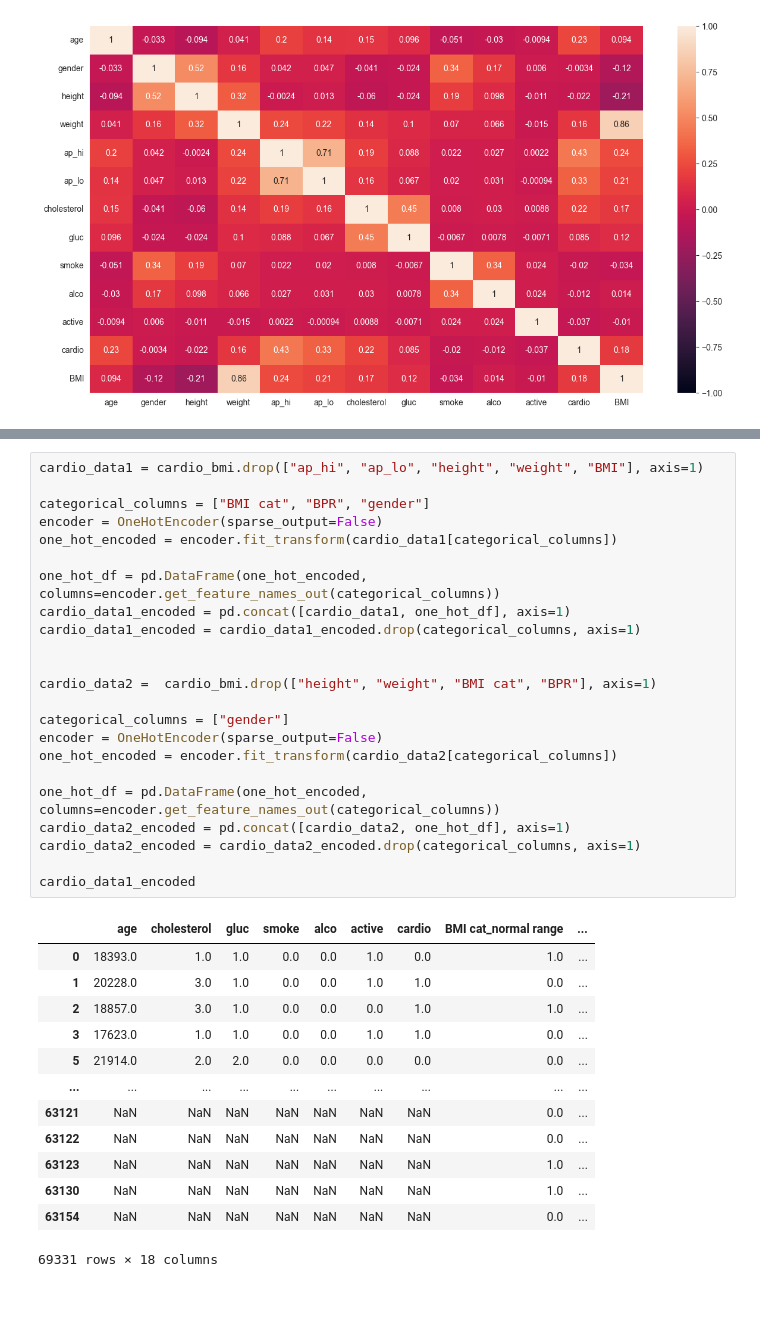
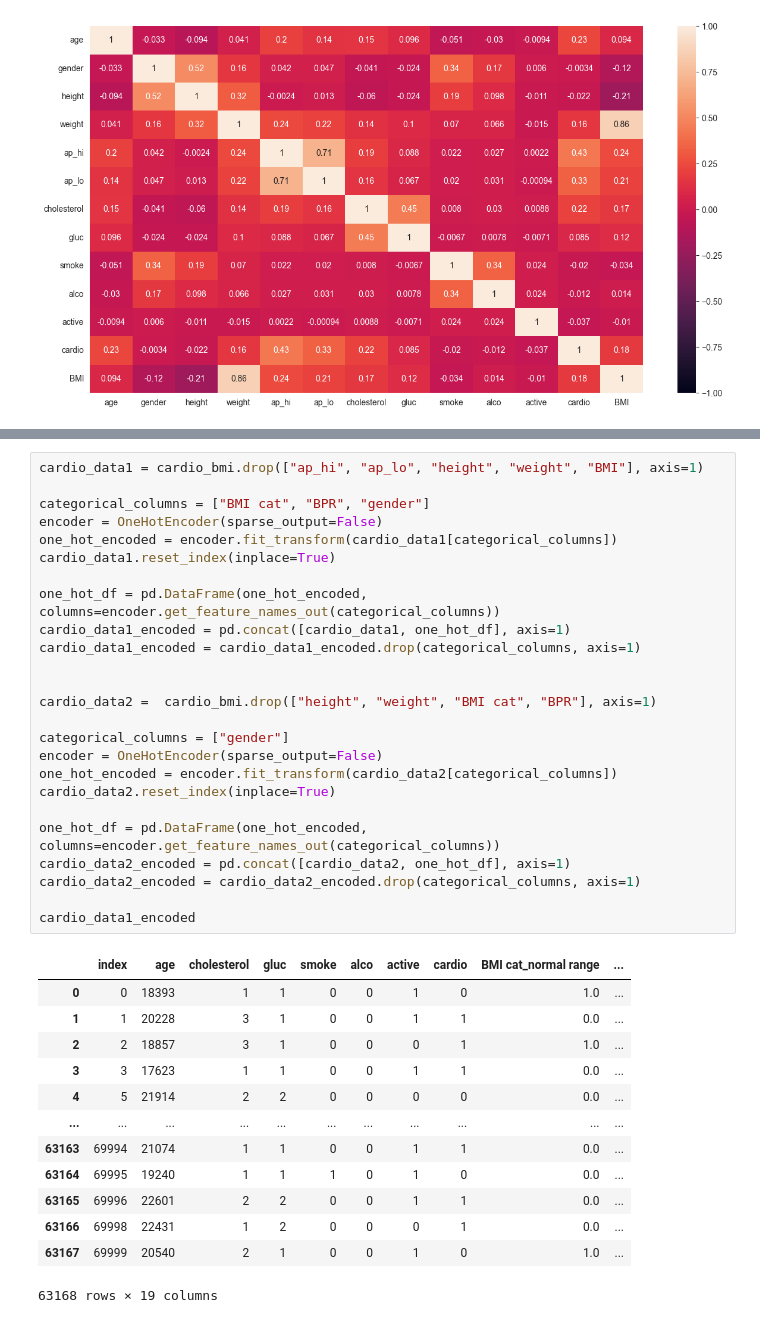
Before and after one commit to HanFredriksson/AI-plugg-filer-Hannes-Fredriksson, a Jupyter notebook: Maskininlärning/Labb/Laboration_1_Medical_Prediction/TestPad.ipynb, the cells around one changed output, grey strips where cells are left out. Drawn from its saved outputs; the diff is of its cells as text.

```diff
--- a/Maskininlärning/Labb/Laboration_1_Medical_Prediction/TestPad.ipynb
+++ b/Maskininlärning/Labb/Laboration_1_Medical_Prediction/TestPad.ipynb
@@ -272,40 +297,42 @@ sns.heatmap(cardio_bmi.corr(numeric_only=True), vmin=-1, vmax=1, annot=True)
 # %%
 cardio_data1 = cardio_bmi.drop(["ap_hi", "ap_lo", "height", "weight", "BMI"], axis=1)
 
 categorical_columns = ["BMI cat", "BPR", "gender"]
 encoder = OneHotEncoder(sparse_output=False)
 one_hot_encoded = encoder.fit_transform(cardio_data1[categorical_columns])
+cardio_data1.reset_index(inplace=True)
 
 one_hot_df = pd.DataFrame(one_hot_encoded, columns=encoder.get_feature_names_out(categorical_columns))
 cardio_data1_encoded = pd.concat([cardio_data1, one_hot_df], axis=1)
 cardio_data1_encoded = cardio_data1_encoded.drop(categorical_columns, axis=1)
 
 
 cardio_data2 =  cardio_bmi.drop(["height", "weight", "BMI cat", "BPR"], axis=1)
 
 categorical_columns = ["gender"]
 encoder = OneHotEncoder(sparse_output=False)
 one_hot_encoded = encoder.fit_transform(cardio_data2[categorical_columns])
+cardio_data2.reset_index(inplace=True)
 
 one_hot_df = pd.DataFrame(one_hot_encoded, columns=encoder.get_feature_names_out(categorical_columns))
 cardio_data2_encoded = pd.concat([cardio_data2, one_hot_df], axis=1)
 cardio_data2_encoded = cardio_data2_encoded.drop(categorical_columns, axis=1)
 
 cardio_data1_encoded
 # %% [output]
-|  | age | cholesterol | gluc | smoke | alco | active | cardio | BMI cat_normal range | ... |
-| 0 | 18393.0 | 1.0 | 1.0 | 0.0 | 0.0 | 1.0 | 0.0 | 1.0 | ... |
-| 1 | 20228.0 | 3.0 | 1.0 | 0.0 | 0.0 | 1.0 | 1.0 | 0.0 | ... |
-| 2 | 18857.0 | 3.0 | 1.0 | 0.0 | 0.0 | 0.0 | 1.0 | 1.0 | ... |
-| 3 | 17623.0 | 1.0 | 1.0 | 0.0 | 0.0 | 1.0 | 1.0 | 0.0 | ... |
-| 5 | 21914.0 | 2.0 | 2.0 | 0.0 | 0.0 | 0.0 | 0.0 | 0.0 | ... |
-| ... | ... | ... | ... | ... | ... | ... | ... | ... | ... |
-| 63121 | NaN | NaN | NaN | NaN | NaN | NaN | NaN | 0.0 | ... |
-| 63122 | NaN | NaN | NaN | NaN | NaN | NaN | NaN | 0.0 | ... |
-| 63123 | NaN | NaN | NaN | NaN | NaN | NaN | NaN | 1.0 | ... |
-| 63130 | NaN | NaN | NaN | NaN | NaN | NaN | NaN | 1.0 | ... |
-| 63154 | NaN | NaN | NaN | NaN | NaN | NaN | NaN | 0.0 | ... |
+|  | index | age | cholesterol | gluc | smoke | alco | active | cardio | BMI cat_normal range | ... |
+| 0 | 0 | 18393 | 1 | 1 | 0 | 0 | 1 | 0 | 1.0 | ... |
+| 1 | 1 | 20228 | 3 | 1 | 0 | 0 | 1 | 1 | 0.0 | ... |
+| 2 | 2 | 18857 | 3 | 1 | 0 | 0 | 0 | 1 | 1.0 | ... |
+| 3 | 3 | 17623 | 1 | 1 | 0 | 0 | 1 | 1 | 0.0 | ... |
+| 4 | 5 | 21914 | 2 | 2 | 0 | 0 | 0 | 0 | 0.0 | ... |
+| ... | ... | ... | ... | ... | ... | ... | ... | ... | ... | ... |
+| 63163 | 69994 | 21074 | 1 | 1 | 0 | 0 | 1 | 1 | 0.0 | ... |
+| 63164 | 69995 | 19240 | 1 | 1 | 1 | 0 | 1 | 0 | 0.0 | ... |
+| 63165 | 69996 | 22601 | 2 | 2 | 0 | 0 | 1 | 1 | 0.0 | ... |
+| 63166 | 69998 | 22431 | 1 | 2 | 0 | 0 | 0 | 1 | 0.0 | ... |
+| 63167 | 69999 | 20540 | 2 | 1 | 0 | 0 | 1 | 0 | 1.0 | ... |
-69331 rows × 18 columns
+63168 rows × 19 columns
 # %%
 X_train_1, X_val_1, y_train_1, y_val_1 = train_test_split(cardio_data1_encoded.drop("cardio",axis=1), cardio_data1_encoded["cardio"], test_size=0.33)
 X_val_1, X_test_1, y_val_1, y_test_1 = train_test_split(X_val_1, y_val_1, test_size=0.5)
```
Also changed, not shown: parts of 6 cells of this notebook.
